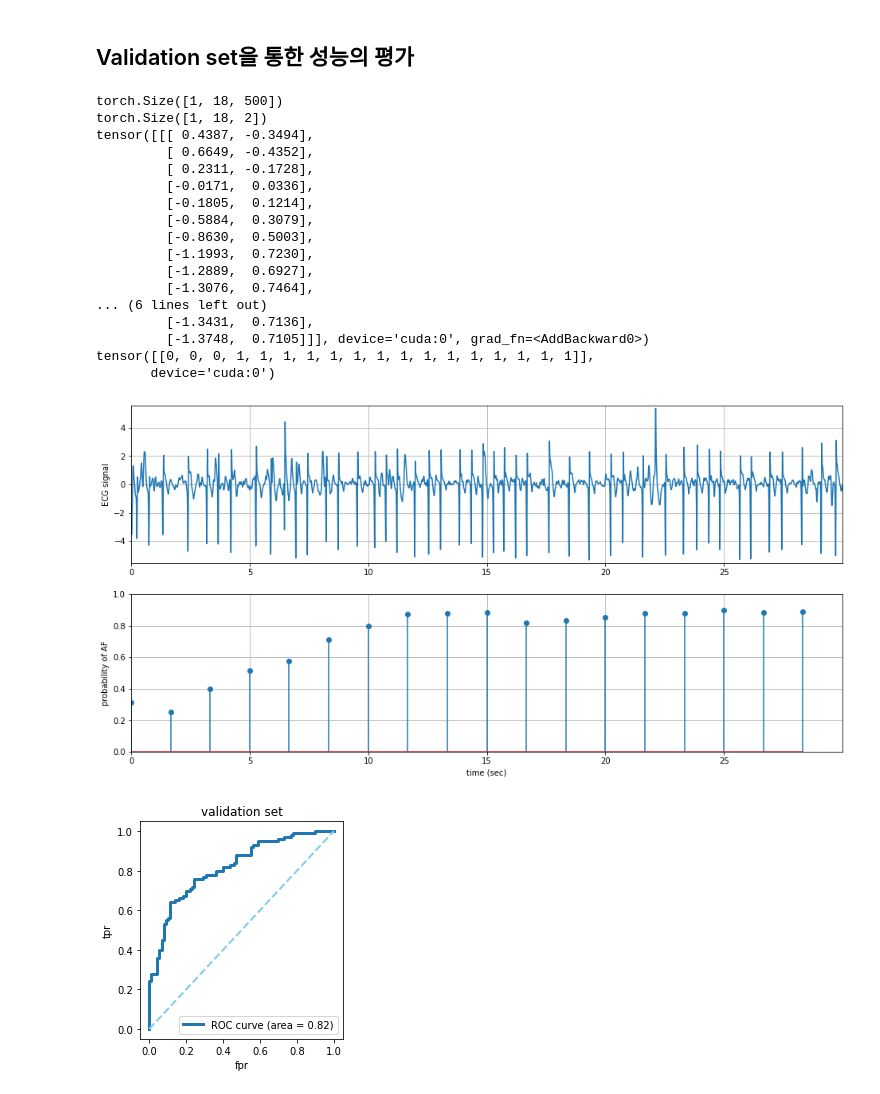
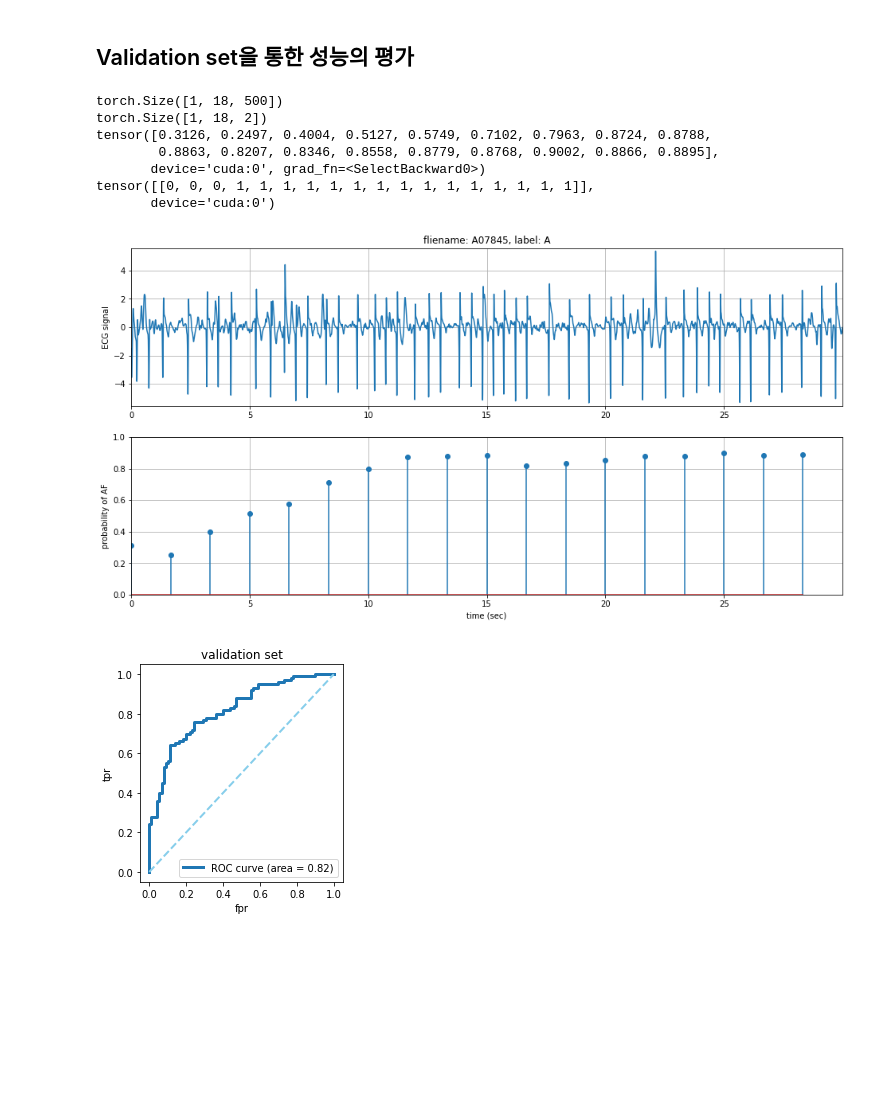
Before and after one commit to hufsaim/T10402201, a Jupyter notebook: notebook/ch08_RNNs.ipynb, the cells around one changed output. Cells and saved outputs as stored; diff of their text form; code cells hidden in the pictures; blank space fills up the shorter version.

```diff
--- a/notebook/ch08_RNNs.ipynb
+++ b/notebook/ch08_RNNs.ipynb
@@ -18,7 +18,7 @@ device
 # %% [output]
 device(type='cuda', index=0)
 # %%
-dpath = 'training2017'
+dpath = '/content/drive/MyDrive/class/BMEAI/data/ecg/training2017'
 d = pd.read_csv(os.path.join(dpath,'REFERENCE.csv'),header=None)
 Nlist = d[d[1]=='N']
 Alist = d[d[1]=='A']
@@ -262,6 +262,7 @@ from sklearn.metrics import (
 from enum import Enum
 # %%
 input_size = 500
+
 dlist = Alist_vd
 n = 32
 
@@ -272,48 +273,39 @@ sig = (sig - np.mean(sig))/np.std(sig)
 
 N = int(np.ceil(len(sig)/input_size))
 sig = np.pad(sig,[0 ,N*input_size-len(sig)])
 t = np.arange(0,sig.shape[-1])/300
 X = torch.Tensor(sig).view(1,N,input_size)
 
 y_hat = net(X.to(device))
 print(X.shape)
 print(y_hat.shape)
-print(y_hat)
+print(y_hat.softmax(2)[0,:,1])
 print(torch.argmax(y_hat,dim=2))
 
 y_hat = y_hat.softmax(2)
 plt.figure(figsize=(16,8))
 plt.subplot(211)
 plt.plot(t,sig)
 plt.axis([0,np.max(t),np.min(sig)-.2,np.max(sig)+.2])
 plt.ylabel('ECG signal')
 plt.grid('on')
+plt.title(f'fliename: {dlist.iloc[n,0]}, label: {dlist.iloc[n,1]}')
 plt.subplot(212)
 plt.stem(t[::input_size],y_hat[0,:,1].detach().cpu().numpy(), use_line_collection=True)
 plt.axis([0,np.max(t),0,1])
 plt.xlabel('time (sec)')
 plt.ylabel('probability of AF')
 plt.grid('on')
 plt.show()
 # %% [output]
 torch.Size([1, 18, 500])
 torch.Size([1, 18, 2])
-tensor([[[ 0.4387, -0.3494],
-         [ 0.6649, -0.4352],
-         [ 0.2311, -0.1728],
-         [-0.0171,  0.0336],
-         [-0.1805,  0.1214],
-         [-0.5884,  0.3079],
-         [-0.8630,  0.5003],
-         [-1.1993,  0.7230],
-         [-1.2889,  0.6927],
-         [-1.3076,  0.7464],
-... (6 lines left out)
-         [-1.3431,  0.7136],
-         [-1.3748,  0.7105]]], device='cuda:0', grad_fn=<AddBackward0>)
+tensor([0.3126, 0.2497, 0.4004, 0.5127, 0.5749, 0.7102, 0.7963, 0.8724, 0.8788,
+        0.8863, 0.8207, 0.8346, 0.8558, 0.8779, 0.8768, 0.9002, 0.8866, 0.8895],
+       device='cuda:0', grad_fn=<SelectBackward0>)
 tensor([[0, 0, 0, 1, 1, 1, 1, 1, 1, 1, 1, 1, 1, 1, 1, 1, 1, 1]],
        device='cuda:0')
-[figure, old version]
+[figure, new version]
 # %%
 input_size = 500
 
```
